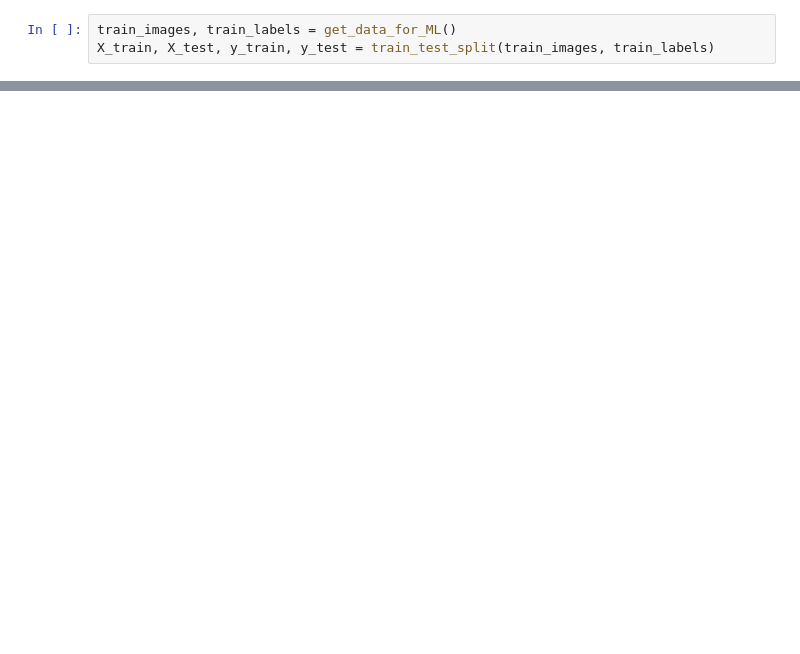
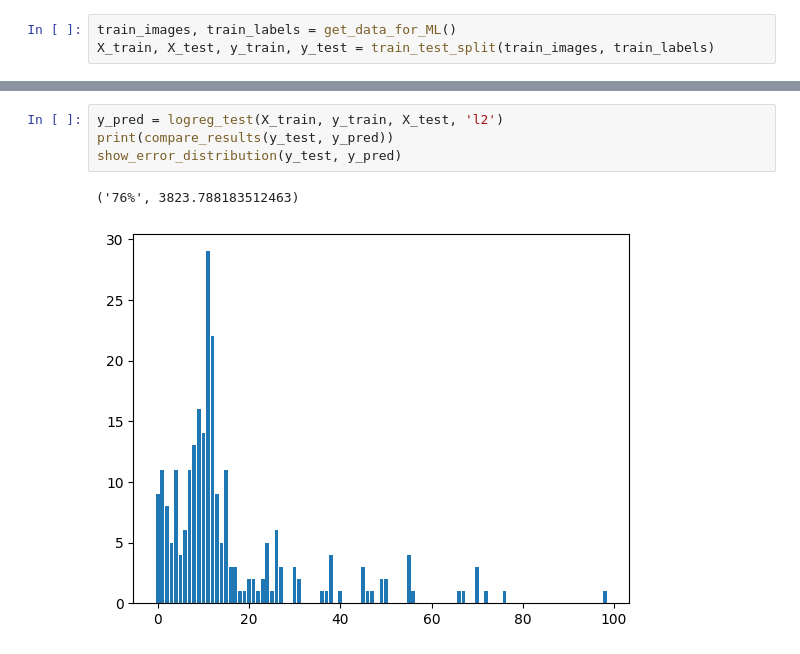
Before and after one commit to Groundpepper/CS-UY-4563-Proj, a Jupyter notebook: Untitled.ipynb, the cells around one changed output, grey strips where cells are left out. Saved outputs shown, nothing was run; the diff lists cells and outputs as text; blank space fills up the shorter version.

```diff
--- a/Untitled.ipynb
+++ b/Untitled.ipynb
@@ -142,0 +167,7 @@ y_test
+# %%
+y_pred = logreg_test(X_train, y_train, X_test, 'l2')
+print(compare_results(y_test, y_pred))
+show_error_distribution(y_test, y_pred)
+# %% [output]
+('76%', 3823.788183512463)
+[figure, added]
```
Also changed, not shown: parts of 24 cells of this notebook.
